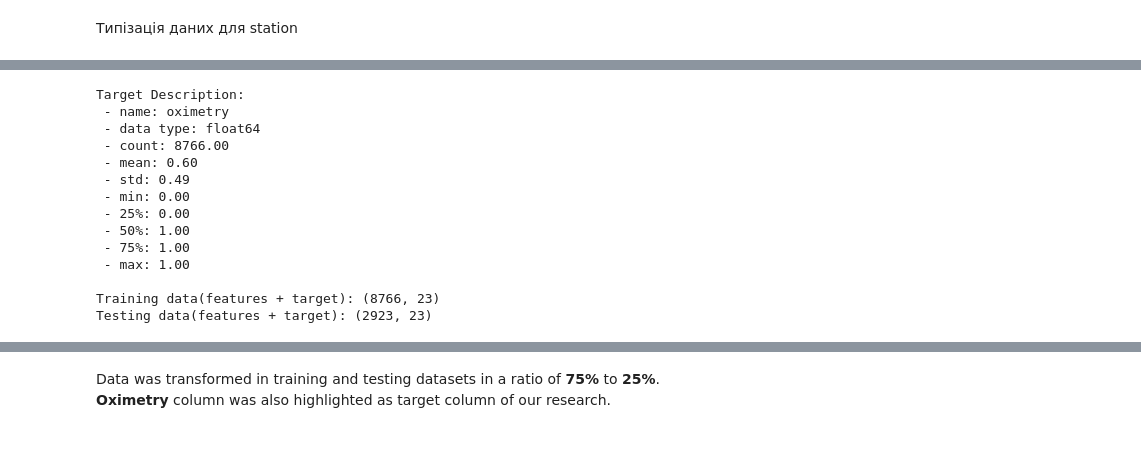
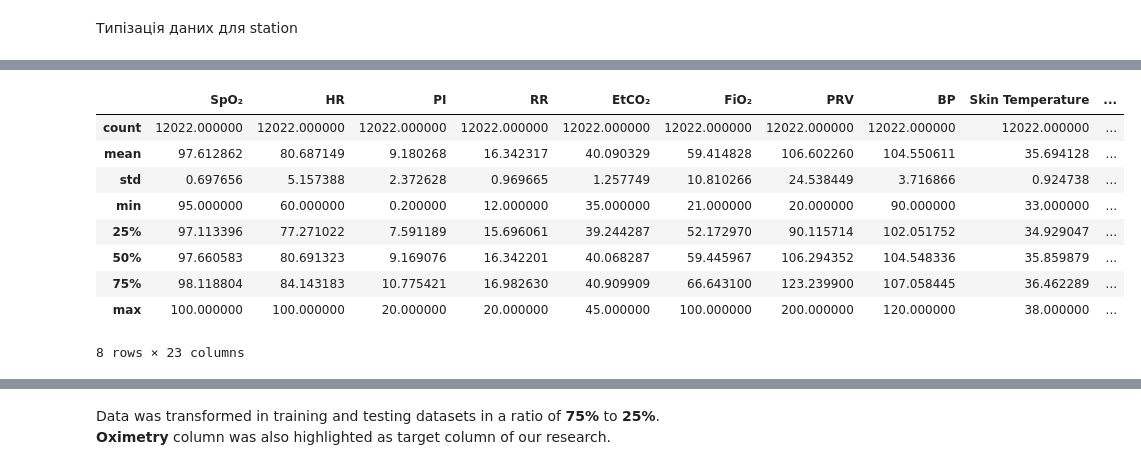
Before and after one commit to VitaliiDiurd/iau, a Jupyter notebook: IAU_2f.ipynb, the cells around one changed output, grey strips where cells are left out. Cells and saved outputs as stored; diff of their text form; code cells hidden in the pictures; blank space fills up the shorter version.

```diff
--- a/IAU_2f.ipynb
+++ b/IAU_2f.ipynb
@@ -116,3 +79,16 @@ data_no_outliers_PVI
+# %%
+observation.describe()
+# %% [output]
+|  | SpO₂ | HR | PI | RR | EtCO₂ | FiO₂ | PRV | BP | Skin Temperature | ... |
+| count | 12022.000000 | 12022.000000 | 12022.000000 | 12022.000000 | 12022.000000 | 12022.000000 | 12022.000000 | 12022.000000 | 12022.000000 | ... |
+| mean | 97.612862 | 80.687149 | 9.180268 | 16.342317 | 40.090329 | 59.414828 | 106.602260 | 104.550611 | 35.694128 | ... |
+| std | 0.697656 | 5.157388 | 2.372628 | 0.969665 | 1.257749 | 10.810266 | 24.538449 | 3.716866 | 0.924738 | ... |
+| min | 95.000000 | 60.000000 | 0.200000 | 12.000000 | 35.000000 | 21.000000 | 20.000000 | 90.000000 | 33.000000 | ... |
+| 25% | 97.113396 | 77.271022 | 7.591189 | 15.696061 | 39.244287 | 52.172970 | 90.115714 | 102.051752 | 34.929047 | ... |
+| 50% | 97.660583 | 80.691323 | 9.169076 | 16.342201 | 40.068287 | 59.445967 | 106.294352 | 104.548336 | 35.859879 | ... |
+| 75% | 98.118804 | 84.143183 | 10.775421 | 16.982630 | 40.909909 | 66.643100 | 123.239900 | 107.058445 | 36.462289 | ... |
+| max | 100.000000 | 100.000000 | 20.000000 | 20.000000 | 45.000000 | 100.000000 | 200.000000 | 120.000000 | 38.000000 | ... |
+8 rows × 23 columns
 # %%
 final_data = observation.copy()
 # %%
@@ -124,37 +100,3 @@ train_data, test_data = train_test_split(
 
 test_data_backup = test_data.copy()
 train_data_backup = train_data.copy()
-
-target_column = 'oximetry'
-
-X_train = train_data.drop(columns=[target_column])
-y_train = train_data[target_column]
-
-X_test = test_data.drop(columns=[target_column])
-y_test = test_data[target_column]
-
-print(f"Target Description:")
-print(f" - name: {y_train.name}")
-print(f" - data type: {y_train.dtype}")
-desc = y_train.describe()
-for stat, value in desc.items():
-    print(f" - {stat}: {value:.2f}")
-
-
-print(f"\nTraining data(features + target): {train_data.shape}")
-print(f"Testing data(features + target): {test_data.shape}")
-# %% [output]
-Target Description:
- - name: oximetry
- - data type: float64
- - count: 8766.00
- - mean: 0.60
- - std: 0.49
- - min: 0.00
- - 25%: 0.00
- - 50%: 1.00
- - 75%: 1.00
- - max: 1.00
-
-Training data(features + target): (8766, 23)
-Testing data(features + target): (2923, 23)
```
Also changed, not shown: parts of 42 cells of this notebook, 1 other file.
